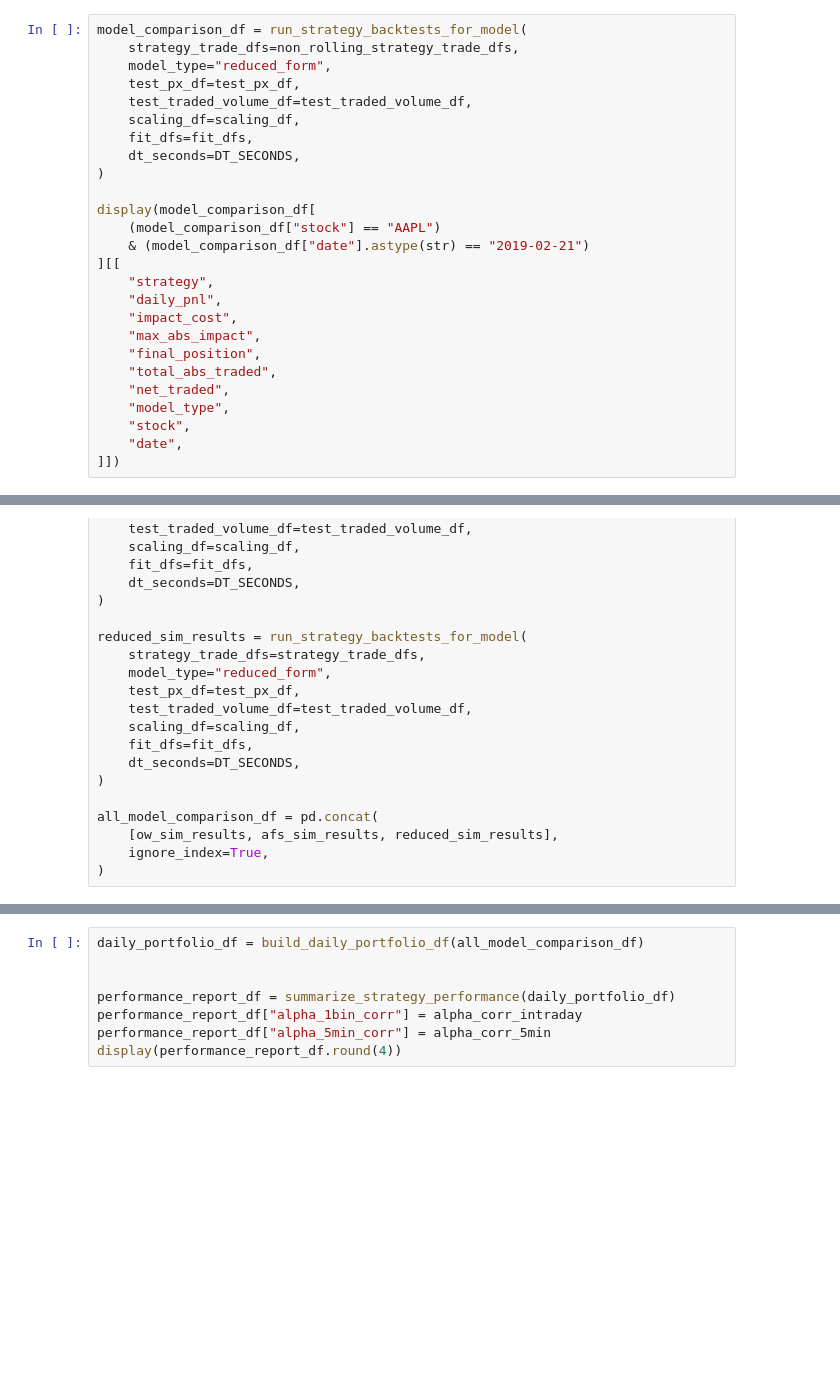
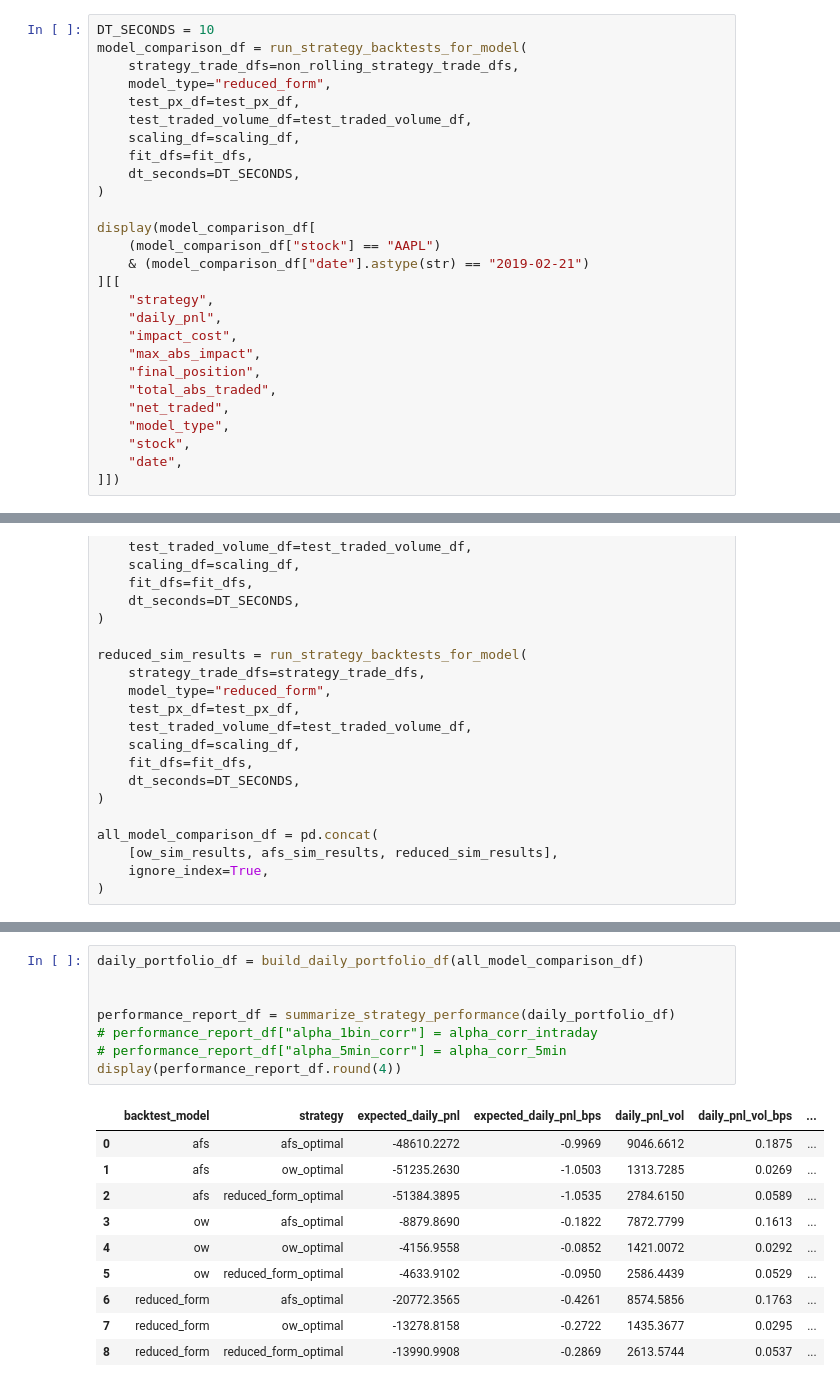
Before and after one commit to raphdlfrg/Quant_Trading_Price_Impact, a Jupyter notebook: 2_6_Performance_metrics.ipynb, the cells around one changed output, grey strips where cells are left out. Drawn from its saved outputs; the diff is of its cells as text; blank space fills up the shorter version.

Commit message:
Update optimal strategy and performance metrics notebooks

```diff
--- a/2_6_Performance_metrics.ipynb
+++ b/2_6_Performance_metrics.ipynb
@@ -377,4 +408,5 @@ plot_one_stock_day_impact_cost_bar(summaries, stock, date)
 # %%
+DT_SECONDS = 10
 model_comparison_df = run_strategy_backtests_for_model(
     strategy_trade_dfs=non_rolling_strategy_trade_dfs,
     model_type="reduced_form",
@@ -480,11 +530,22 @@ all_model_comparison_df.head()
 # %%
 daily_portfolio_df = build_daily_portfolio_df(all_model_comparison_df)
 
 
 performance_report_df = summarize_strategy_performance(daily_portfolio_df)
-performance_report_df["alpha_1bin_corr"] = alpha_corr_intraday
-performance_report_df["alpha_5min_corr"] = alpha_corr_5min
+# performance_report_df["alpha_1bin_corr"] = alpha_corr_intraday
+# performance_report_df["alpha_5min_corr"] = alpha_corr_5min
 display(performance_report_df.round(4))
+# %% [output]
+|  | backtest_model | strategy | expected_daily_pnl | expected_daily_pnl_bps | daily_pnl_vol | daily_pnl_vol_bps | ... |
+| 0 | afs | afs_optimal | -48610.2272 | -0.9969 | 9046.6612 | 0.1875 | ... |
+| 1 | afs | ow_optimal | -51235.2630 | -1.0503 | 1313.7285 | 0.0269 | ... |
+| 2 | afs | reduced_form_optimal | -51384.3895 | -1.0535 | 2784.6150 | 0.0589 | ... |
+| 3 | ow | afs_optimal | -8879.8690 | -0.1822 | 7872.7799 | 0.1613 | ... |
+| 4 | ow | ow_optimal | -4156.9558 | -0.0852 | 1421.0072 | 0.0292 | ... |
+| 5 | ow | reduced_form_optimal | -4633.9102 | -0.0950 | 2586.4439 | 0.0529 | ... |
+| 6 | reduced_form | afs_optimal | -20772.3565 | -0.4261 | 8574.5856 | 0.1763 | ... |
+| 7 | reduced_form | ow_optimal | -13278.8158 | -0.2722 | 1435.3677 | 0.0295 | ... |
+| 8 | reduced_form | reduced_form_optimal | -13990.9908 | -0.2869 | 2613.5744 | 0.0537 | ... |
 # %%
 # Sensitivity
 compact_report_df = performance_report_df[[
```
Also changed, not shown: parts of 30 cells of this notebook, 1 other file.
